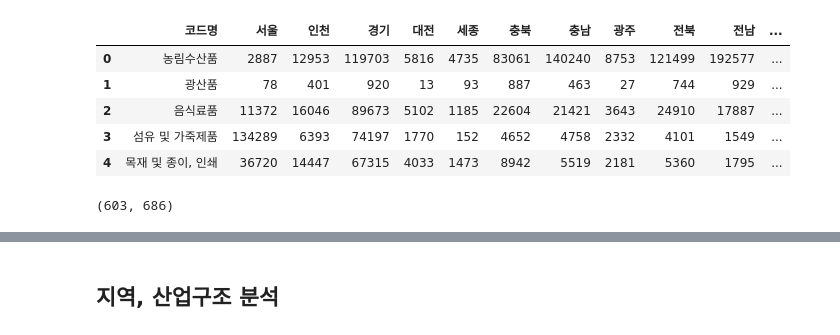
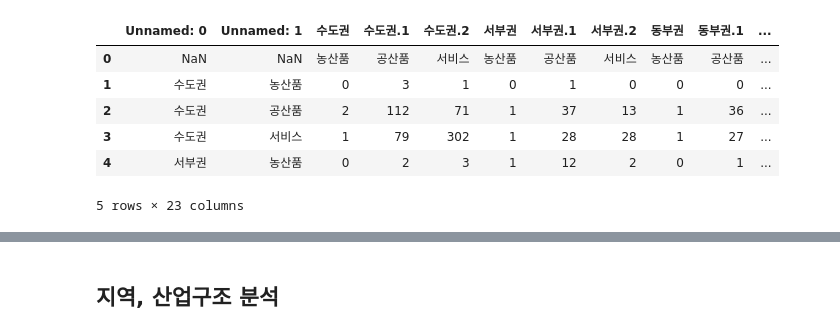
Before and after one commit to Tom-Jung/legendary-funicular, a Jupyter notebook: Ch7. 지역산업연관분석.ipynb, the cells around one changed output, grey strips where cells are left out. Cells and saved outputs as stored; diff of their text form; code cells hidden in the pictures.

```diff
--- a/Ch7. 지역산업연관분석.ipynb
+++ b/Ch7. 지역산업연관분석.ipynb
@@ -6,23 +6,14 @@ import pandas as pd  # Pandas import
 # %%
 np.set_printoptions(precision=3,suppress=True) # 결과를 소수 3자리까지만 보여주는 옵션
 # %%
-url_RIO_33 = "https://raw.githubusercontent.com/Tom-Jung/legendary-funicular/main/Regional_Matrix.csv"  # 33부문의 지역IO 불러오기
-RIO_33 = pd.read_csv(url_RIO_33)
-RIO_33.head()
-
-url_RIO_emp_33 = "https://raw.githubusercontent.com/Tom-Jung/legendary-funicular/main/Regional_employment.csv"  # 33부문의 지역고용표 불러오기
-emp_33 = pd.read_csv(url_RIO_emp_33)
-emp_33.head()
+Rgt = "https://raw.githubusercontent.com/Tom-Jung/legendary-funicular/main/Regional_io_3regions_3sectors.csv"  # 33부문의 지역IO 불러오기
+Rgt_3 = pd.read_csv(Rgt)
+Rgt_3.head()
 # %% [output]
-|  | 코드명 | 서울 | 인천 | 경기 | 대전 | 세종 | 충북 | 충남 | 광주 | 전북 | 전남 | ... |
-| 0 | 농림수산품 | 2887 | 12953 | 119703 | 5816 | 4735 | 83061 | 140240 | 8753 | 121499 | 192577 | ... |
-| 1 | 광산품 | 78 | 401 | 920 | 13 | 93 | 887 | 463 | 27 | 744 | 929 | ... |
-| 2 | 음식료품 | 11372 | 16046 | 89673 | 5102 | 1185 | 22604 | 21421 | 3643 | 24910 | 17887 | ... |
-| 3 | 섬유 및 가죽제품 | 134289 | 6393 | 74197 | 1770 | 152 | 4652 | 4758 | 2332 | 4101 | 1549 | ... |
-| 4 | 목재 및 종이, 인쇄 | 36720 | 14447 | 67315 | 4033 | 1473 | 8942 | 5519 | 2181 | 5360 | 1795 | ... |
+|  | Unnamed: 0 | Unnamed: 1 | 수도권 | 수도권.1 | 수도권.2 | 서부권 | 서부권.1 | 서부권.2 | 동부권 | 동부권.1 | ... |
+| 0 | NaN | NaN | 농산품 | 공산품 | 서비스 | 농산품 | 공산품 | 서비스 | 농산품 | 공산품 | ... |
+| 1 | 수도권 | 농산품 | 0 | 3 | 1 | 0 | 1 | 0 | 0 | 0 | ... |
+| 2 | 수도권 | 공산품 | 2 | 112 | 71 | 1 | 37 | 13 | 1 | 36 | ... |
+| 3 | 수도권 | 서비스 | 1 | 79 | 302 | 1 | 28 | 28 | 1 | 27 | ... |
+| 4 | 서부권 | 농산품 | 0 | 2 | 3 | 1 | 12 | 2 | 0 | 1 | ... |
+5 rows × 23 columns
-# %%
-RRIO_33 = RIO_33.to_numpy()
-RI_33 = RRIO_33[2:,3:].astype(float)
-RI_33.shape
-# %% [output]
-(603, 686)
```
Also changed, not shown: parts of 101 cells of this notebook.
